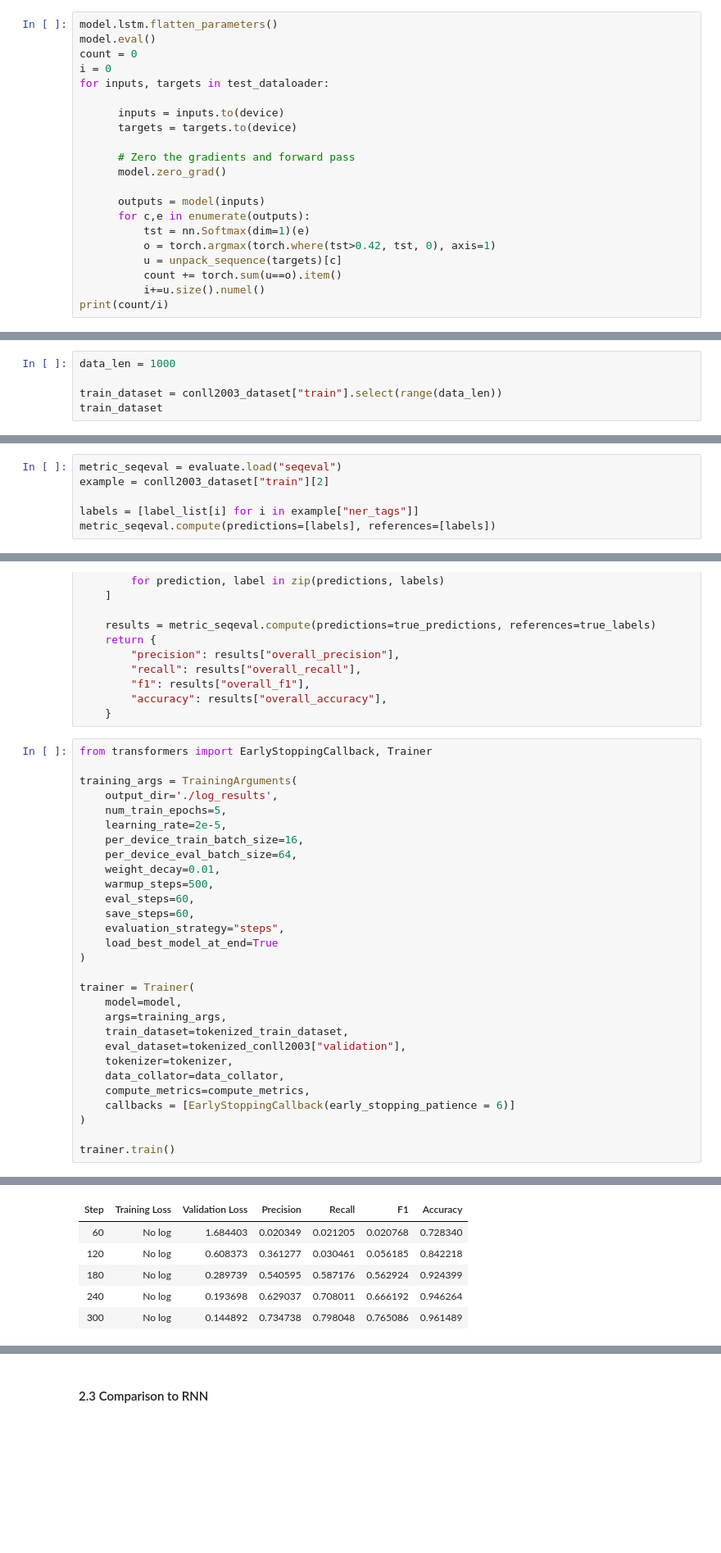
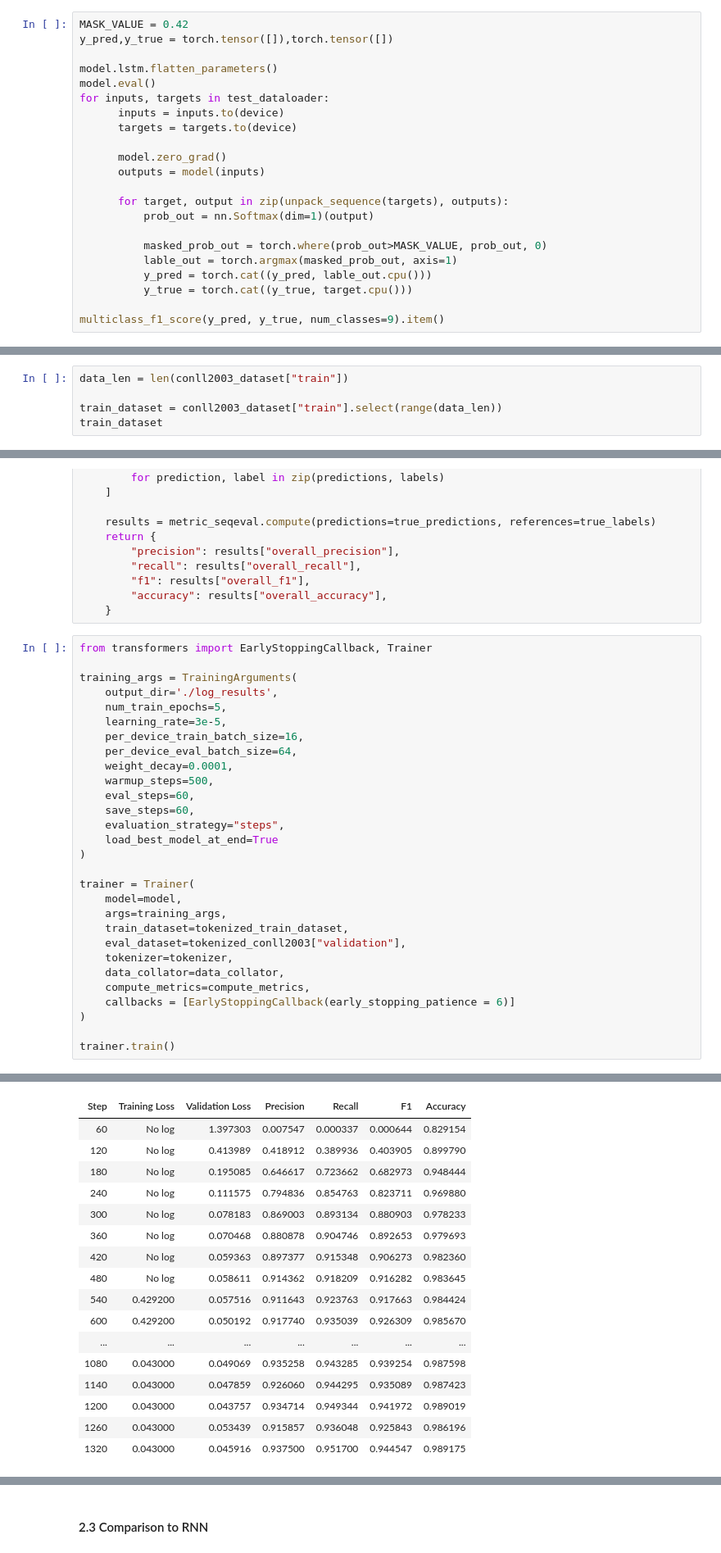
Before and after one commit to OmriGruman/conll2003-ner, a Jupyter notebook: main.ipynb, the cells around one changed output, grey strips where cells are left out. Shown: that part at 82% size. Saved outputs shown, nothing was run; the diff lists cells and outputs as text; blank space fills up the shorter version.

```diff
--- a/main.ipynb
+++ b/main.ipynb
@@ -339,24 +343,25 @@ KeyboardInterrupt:
 # %% [markdown]
 #### 1.3.3 Evaluation
 # %%
+MASK_VALUE = 0.42
+y_pred,y_true = torch.tensor([]),torch.tensor([])
+
 model.lstm.flatten_parameters()
 model.eval()
-count = 0
-i = 0
 for inputs, targets in test_dataloader:
-
       inputs = inputs.to(device)
       targets = targets.to(device)
 
-      # Zero the gradients and forward pass
       model.zero_grad()
+      outputs = model(inputs)
 
-      outputs = model(inputs)
-      for c,e in enumerate(outputs):
-          tst = nn.Softmax(dim=1)(e)
-          o = torch.argmax(torch.where(tst>0.42, tst, 0), axis=1)
-          u = unpack_sequence(targets)[c]
-          count += torch.sum(u==o).item()
-          i+=u.size().numel()
-print(count/i)
+      for target, output in zip(unpack_sequence(targets), outputs):
+          prob_out = nn.Softmax(dim=1)(output)
+
+          masked_prob_out = torch.where(prob_out>MASK_VALUE, prob_out, 0)
+          lable_out = torch.argmax(masked_prob_out, axis=1)
+          y_pred = torch.cat((y_pred, lable_out.cpu()))
+          y_true = torch.cat((y_true, target.cpu()))
+
+multiclass_f1_score(y_pred, y_true, num_classes=9).item()
 # %% [output]
@@ -382,7 +387,7 @@ id2tag
  7: 'B-MISC',
  8: 'I-MISC'}
 # %%
-data_len = 1000
+data_len = len(conll2003_dataset["train"])
 
 train_dataset = conll2003_dataset["train"].select(range(data_len))
 train_dataset
@@ -456,7 +460 @@ Some weights of BertForTokenClassification were not initialized from the model c
 You should probably TRAIN this model on a down-stream task to be able to use it for predictions and inference.
-# %%
-metric_seqeval = evaluate.load("seqeval")
-example = conll2003_dataset["train"][2]
-
-labels = [label_list[i] for i in example["ner_tags"]]
-metric_seqeval.compute(predictions=[labels], references=[labels])
@@ -494,10 +486,10 @@ from transformers import EarlyStoppingCallback, Trainer
 training_args = TrainingArguments(
     output_dir='./log_results',
     num_train_epochs=5,
-    learning_rate=2e-5,
+    learning_rate=3e-5,
     per_device_train_batch_size=16,
     per_device_eval_batch_size=64,
-    weight_decay=0.01,
+    weight_decay=0.0001,
     warmup_steps=500,
     eval_steps=60,
     save_steps=60,
@@ -523,6 +515,17 @@ You're using a BertTokenizerFast tokenizer. Please note that with a fast tokeniz
 | Step | Training Loss | Validation Loss | Precision | Recall | F1 | Accuracy |
-| 60 | No log | 1.684403 | 0.020349 | 0.021205 | 0.020768 | 0.728340 |
-| 120 | No log | 0.608373 | 0.361277 | 0.030461 | 0.056185 | 0.842218 |
-| 180 | No log | 0.289739 | 0.540595 | 0.587176 | 0.562924 | 0.924399 |
-| 240 | No log | 0.193698 | 0.629037 | 0.708011 | 0.666192 | 0.946264 |
-| 300 | No log | 0.144892 | 0.734738 | 0.798048 | 0.765086 | 0.961489 |
+| 60 | No log | 1.397303 | 0.007547 | 0.000337 | 0.000644 | 0.829154 |
+| 120 | No log | 0.413989 | 0.418912 | 0.389936 | 0.403905 | 0.899790 |
+| 180 | No log | 0.195085 | 0.646617 | 0.723662 | 0.682973 | 0.948444 |
+| 240 | No log | 0.111575 | 0.794836 | 0.854763 | 0.823711 | 0.969880 |
+| 300 | No log | 0.078183 | 0.869003 | 0.893134 | 0.880903 | 0.978233 |
+| 360 | No log | 0.070468 | 0.880878 | 0.904746 | 0.892653 | 0.979693 |
+| 420 | No log | 0.059363 | 0.897377 | 0.915348 | 0.906273 | 0.982360 |
+| 480 | No log | 0.058611 | 0.914362 | 0.918209 | 0.916282 | 0.983645 |
+| 540 | 0.429200 | 0.057516 | 0.911643 | 0.923763 | 0.917663 | 0.984424 |
+| 600 | 0.429200 | 0.050192 | 0.917740 | 0.935039 | 0.926309 | 0.985670 |
+| ... | ... | ... | ... | ... | ... | ... |
+| 1080 | 0.043000 | 0.049069 | 0.935258 | 0.943285 | 0.939254 | 0.987598 |
+| 1140 | 0.043000 | 0.047859 | 0.926060 | 0.944295 | 0.935089 | 0.987423 |
+| 1200 | 0.043000 | 0.043757 | 0.934714 | 0.949344 | 0.941972 | 0.989019 |
+| 1260 | 0.043000 | 0.053439 | 0.915857 | 0.936048 | 0.925843 | 0.986196 |
+| 1320 | 0.043000 | 0.045916 | 0.937500 | 0.951700 | 0.944547 | 0.989175 |
```
Also changed, not shown: parts of 9 cells of this notebook.
